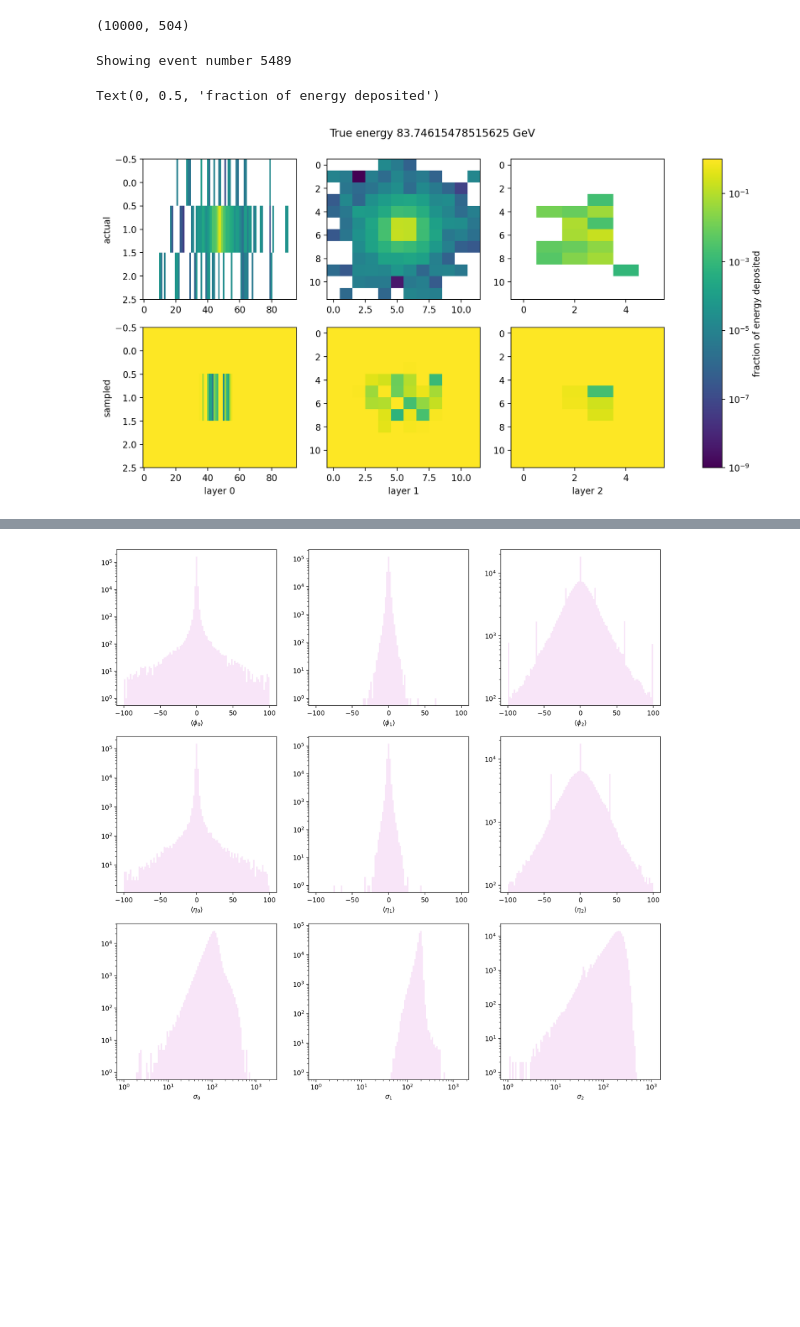
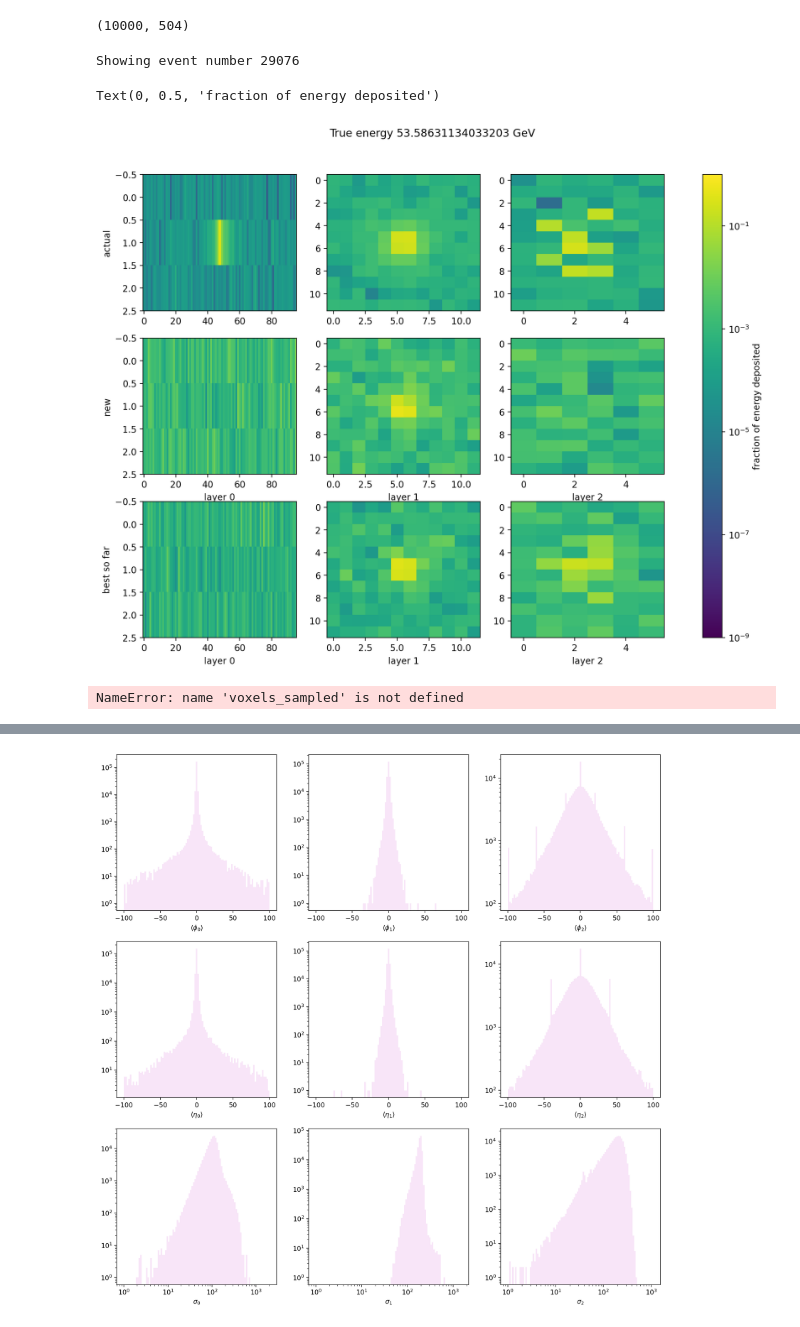
Before and after one commit to haoxing-du/toy-flow, a Jupyter notebook: photon_sampling_all_dims.ipynb, the cells around one changed output, grey strips where cells are left out. Drawn from its saved outputs; the diff is of its cells as text; code cells hidden in the pictures; blank space fills up the shorter version.

```diff
--- a/photon_sampling_all_dims.ipynb
+++ b/photon_sampling_all_dims.ipynb
@@ -77,3 +79,0 @@ layer0[10]
-# %%
-plt.rcParams["figure.figsize"] = (3,3)
-plt.imshow(layer0_voxel[10], aspect='auto')
@@ -251,6 +248,8 @@ class FFJORD(keras.Model):
         loss = self.log_loss(data,cond)
         self.loss_tracker.update_state(loss)
         return {"loss": self.loss_tracker.result()}
+# %%
+energy_voxel[energy_voxel > 1] = 1
 # %%
 def preprocess_flow2(N, layer0, layer1, layer2, energy, energy_voxel, alpha):
     #print(N, layer0, layer1, layer2, energy, alpha)
@@ -362,8 +358,13 @@ save_model(model, name="full-dim-1-2-1-200k")
 # %%
+LR = 1e-1
+NUM_EPOCHS = 150
 STACKED_FFJORDS = 1 #Number of stacked transformations
 NUM_LAYERS = 2 #Hiddden layers per bijector
 NUM_OUTPUT = 504 #Output dimension
-NUM_HIDDEN = 1*NUM_OUTPUT #Hidden layer node size
+NUM_HIDDEN = 4*NUM_OUTPUT #Hidden layer node size
+NUM_COND = 4
+
+BATCH_SIZE = 10000
 
 #Stack of bijectors
 stacked_mlps = []
@@ -372,10 +373,12 @@ for _ in range(STACKED_FFJORDS):
     stacked_mlps.append(mlp_model)
 
 model = FFJORD(stacked_mlps,BATCH_SIZE,NUM_OUTPUT,trace_type='hutchinson',name='loaded_model')
-load_model(model, name='full-dim-1-2-1-200k')
+model.compile(optimizer=keras.optimizers.Adam(learning_rate=LR))
+load_model(model, name='weights.63-675.73')
 # %%
 def postprocess_flow2(v, alpha):
-    x = np.exp(v)/(np.exp(v) + 1)
+    #x = np.exp(v)/(np.exp(v) + 1)
+    x = 1/(1 + np.exp(-v))
     voxels = (alpha - x)/(2*alpha - 1)
     return voxels
 # %%
@@ -406,35 +409,57 @@ plt.rcParams['figure.dpi'] = 200
 # %%
 import matplotlib.colors as colors
 
 i = np.random.randint(n)
-#i = 9360
+#i = 28699
+#i = 6032
 
 print(f"Showing event number {i}")
-fig = plt.figure(figsize=(12,6))
+fig = plt.figure(figsize=(12,9))
 plt.subplots_adjust(bottom=0.1, right=0.8, top=0.9)
-plt.subplot(231)
+plt.subplot(331)
 plt.imshow(energy_voxel[i][:288].reshape((3,96)), aspect='auto', norm=colors.LogNorm(1e-9,1))
 plt.ylabel("actual")
-plt.subplot(232)
+plt.subplot(332)
 plt.imshow(energy_voxel[i][288:432].reshape((12,12)), aspect='auto', norm=colors.LogNorm(1e-9,1))
-plt.subplot(233)
-a = plt.imshow(energy_voxel[i][432:].reshape((12,6)), aspect='auto', norm=colors.LogNorm(1e-9,1))
-plt.subplot(234)
-plt.imshow(voxels_sampled[i][:288].reshape((3,96)), aspect='auto', norm=colors.LogNorm(1e-9,1))
-plt.ylabel("sampled")
+plt.subplot(333)
+plt.imshow(energy_voxel[i][432:].reshape((12,6)), aspect='auto', norm=colors.LogNorm(1e-9,1))
+plt.subplot(334)
+plt.imshow(voxels_sampled_1[i][:288].reshape((3,96)), aspect='auto', norm=colors.LogNorm(1e-9,1))
+plt.ylabel("new")
 plt.xlabel("layer 0")
-plt.subplot(235)
-plt.imshow(voxels_sampled[i][288:432].reshape((12,12)), aspect='auto', norm=colors.LogNorm(1e-9,1))
+plt.subplot(335)
+plt.imshow(voxels_sampled_1[i][288:432].reshape((12,12)), aspect='auto', norm=colors.LogNorm(1e-9,1))
 plt.xlabel("layer 1")
-plt.subplot(236)
-plt.imshow(voxels_sampled[i][432:].reshape((12,6)), aspect='auto', norm=colors.LogNorm(1e-9,1))
+plt.subplot(336)
+plt.imshow(voxels_sampled_1[i][432:].reshape((12,6)), aspect='auto', norm=colors.LogNorm(1e-9,1))
+plt.xlabel("layer 2")
+plt.subplot(337)
+plt.imshow(voxels_sampled_2[i][:288].reshape((3,96)), aspect='auto', norm=colors.LogNorm(1e-9,1))
+plt.ylabel("best so far")
+plt.xlabel("layer 0")
+plt.subplot(338)
+plt.imshow(voxels_sampled_2[i][288:432].reshape((12,12)), aspect='auto', norm=colors.LogNorm(1e-9,1))
+plt.xlabel("layer 1")
+plt.subplot(339)
+plt.imshow(voxels_sampled_2[i][432:].reshape((12,6)), aspect='auto', norm=colors.LogNorm(1e-9,1))
 plt.xlabel("layer 2")
 
 plt.suptitle(f"True energy {energy[i][0]} GeV")
 cax = plt.axes([0.85, 0.1, 0.025, 0.8])
 plt.colorbar(cax=cax)
 plt.ylabel("fraction of energy deposited")
 # %% [output]
-Showing event number 5489
+Showing event number 29076
 Text(0, 0.5, 'fraction of energy deposited')
-[figure, old version]
+[figure, new version]
+# %%
+print(min(voxels_sampled[28699][:288]))
+print(max(voxels_sampled[28699][:288]))
+print(np.std(voxels_sampled[28699][:288]))
+print(min(energy_voxel[28699][:288]))
+print(max(energy_voxel[28699][:288]))
+print(np.std(energy_voxel[28699][:288]))
+plt.hist(voxels_sampled[28699][:288])
+plt.hist(energy_voxel[28699][:288])
+# %% [output]
+NameError: name 'voxels_sampled' is not defined
```
Also changed, not shown: parts of 18 cells of this notebook, 1 other file.
